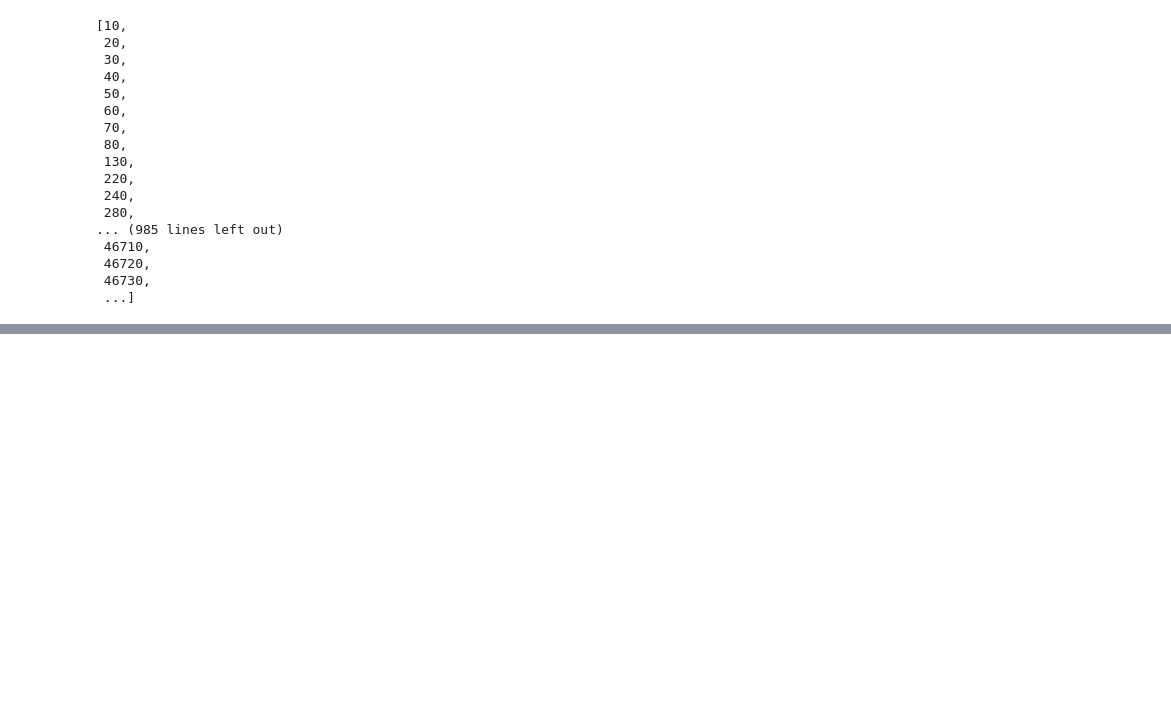
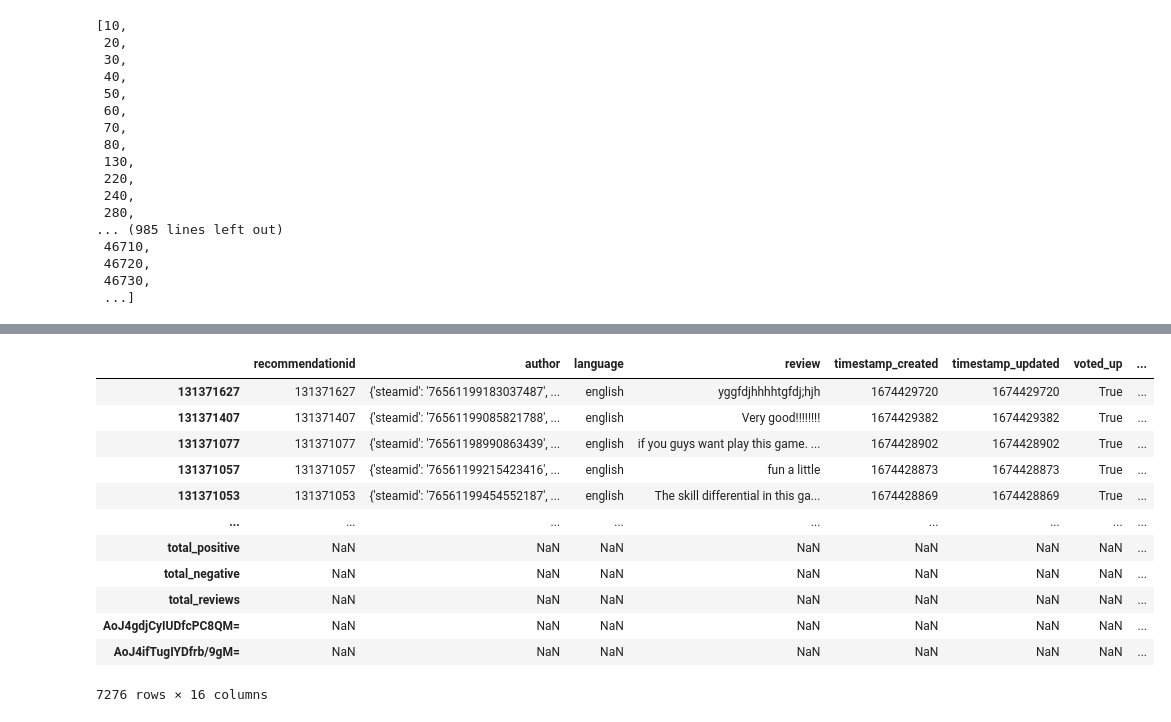
Before and after one commit to Michael-Austin-Mesa/steam-project, a Jupyter notebook: steamreviews_testing.ipynb, the cells around one changed output, grey strips where cells are left out. Saved outputs shown, nothing was run; the diff lists cells and outputs as text; code cells hidden in the pictures; blank space fills up the shorter version.

Commit message:
isolated reviews for CS:GO to move on to exploration

```diff
--- a/steamreviews_testing.ipynb
+++ b/steamreviews_testing.ipynb
@@ -228,0 +231,2 @@ KeyboardInterrupt:
+# %%
+csgo = pd.read_json('data/review_730.json')
@@ -228,0 +249,18 @@ KeyboardInterrupt:
+# %%
+csgo = pd.DataFrame(dict(csgo.reviews)).T
+# %%
+csgo
+# %% [output]
+|  | recommendationid | author | language | review | timestamp_created | timestamp_updated | voted_up | ... |
+| 131371627 | 131371627 | {'steamid': '76561199183037487', ... | english | yggfdjhhhhtgfdj;hjh | 1674429720 | 1674429720 | True | ... |
+| 131371407 | 131371407 | {'steamid': '76561199085821788', ... | english | Very good!!!!!!!! | 1674429382 | 1674429382 | True | ... |
+| 131371077 | 131371077 | {'steamid': '76561198990863439', ... | english | if you guys want play this game. ... | 1674428902 | 1674428902 | True | ... |
+| 131371057 | 131371057 | {'steamid': '76561199215423416', ... | english | fun a little | 1674428873 | 1674428873 | True | ... |
+| 131371053 | 131371053 | {'steamid': '76561199454552187', ... | english | The skill differential in this ga... | 1674428869 | 1674428869 | True | ... |
+| ... | ... | ... | ... | ... | ... | ... | ... | ... |
+| total_positive | NaN | NaN | NaN | NaN | NaN | NaN | NaN | ... |
+| total_negative | NaN | NaN | NaN | NaN | NaN | NaN | NaN | ... |
+| total_reviews | NaN | NaN | NaN | NaN | NaN | NaN | NaN | ... |
+| AoJ4gdjCyIUDfcPC8QM= | NaN | NaN | NaN | NaN | NaN | NaN | NaN | ... |
+| AoJ4ifTugIYDfrb/9gM= | NaN | NaN | NaN | NaN | NaN | NaN | NaN | ... |
+7276 rows × 16 columns
```
Also changed, not shown: parts of 6 cells of this notebook.
